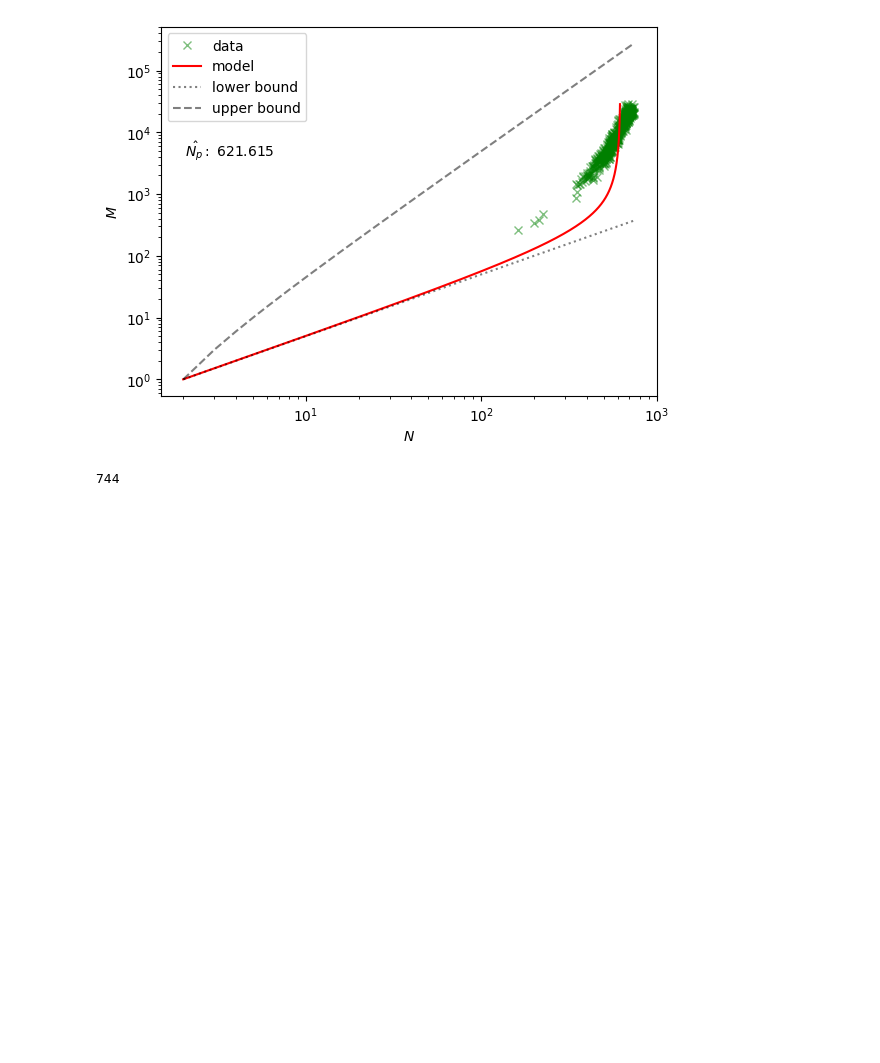
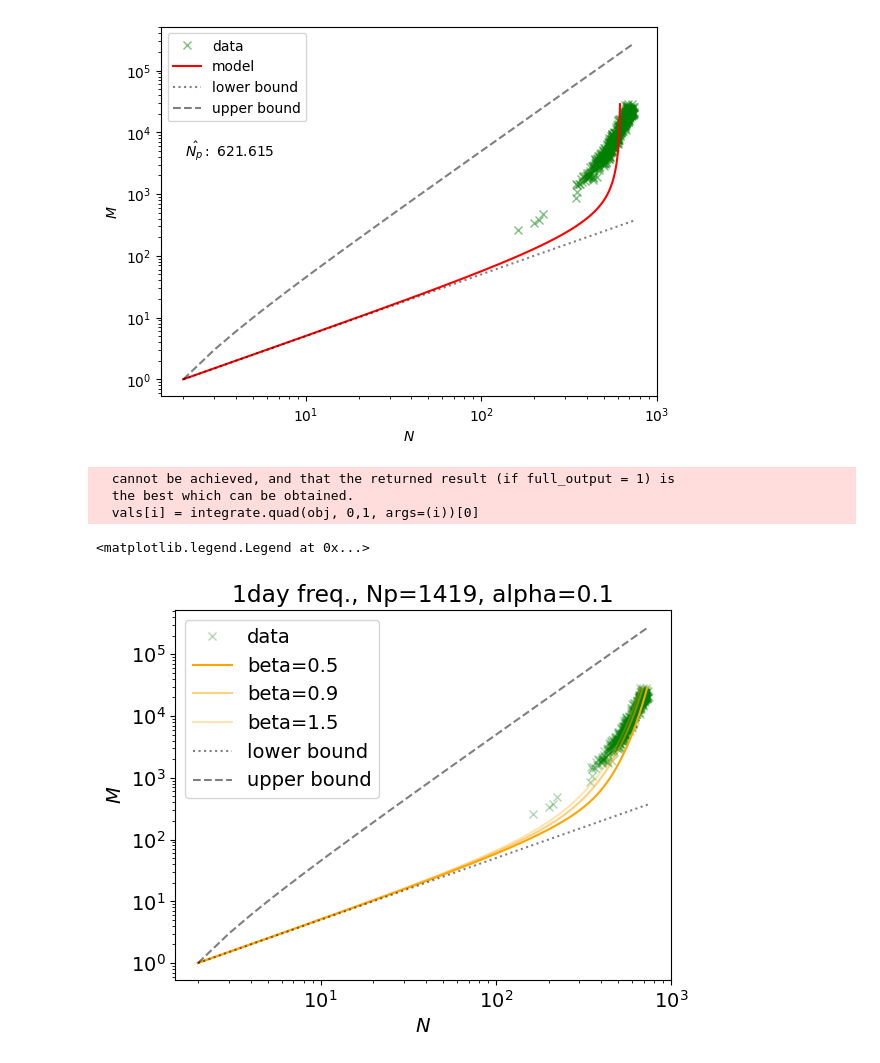
Before and after one commit to yiadka/mobility_scaling, a Jupyter notebook: notebooks/nmscaling_right.ipynb, the cells around one changed output. Saved outputs shown, nothing was run; the diff lists cells and outputs as text; code cells hidden in the pictures; blank space fills up the shorter version.

```diff
--- a/notebooks/nmscaling_right.ipynb
+++ b/notebooks/nmscaling_right.ipynb
@@ -156,7 +157,3 @@ plt.legend()
 plt.show()
 # %% [output]
 [figure]
-# %%
-max(N)
-# %% [output]
-744
@@ -162,0 +181,37 @@ max(N)
+# %%
+plt.rcParams["font.size"]=14
+Np = 1419
+x = np.arange(2,np.max(N))
+y = np.arange(1,np.max(M))
+
+# data
+plt.plot(N, M, "x", c="green", alpha=0.3, label = "data")
+
+# model
+alpha = 0.1
+beta = 0.5
+plt.plot(Model3(y), y, "-", c="orange", label=f"beta={str(beta)}")
+
+alpha = 0.1
+beta = 0.9
+plt.plot(Model3(y), y, "-", c="orange", label=f"beta={str(beta)}",alpha = 0.5)
+
+alpha = 0.1
+beta = 1.5
+plt.plot(Model3(y), y, "-", c="orange", label=f"beta={str(beta)}",alpha = 0.3)
+
+# bound and others
+plt.plot(x,x/2, label="lower bound", c = "black", alpha= 0.5, ls = ":")
+plt.plot(x,x*(x-1)/2, label="upper bound", c = "black", alpha = 0.5, ls = "--")
+plt.xscale("log")
+plt.yscale("log")
+plt.xlabel(r"$N$")
+plt.ylabel(r"$M$")
+plt.title("1day freq., Np=1419, alpha=0.1")
+plt.legend()
+# %% [output]
+  cannot be achieved, and that the returned result (if full_output = 1) is
+  the best which can be obtained.
+  vals[i] = integrate.quad(obj, 0,1, args=(i))[0]
+<matplotlib.legend.Legend at 0x...>
+[figure, added]
```
Also changed, not shown: parts of 7 cells of this notebook, 3 other files.
